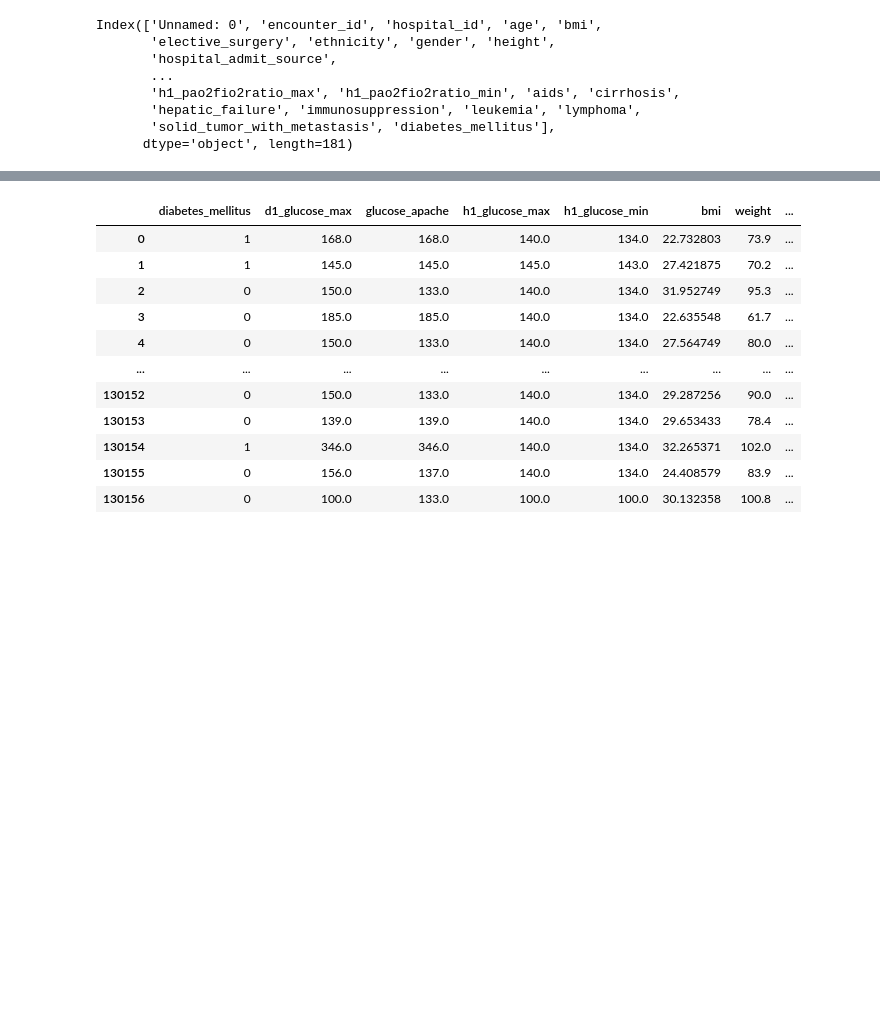
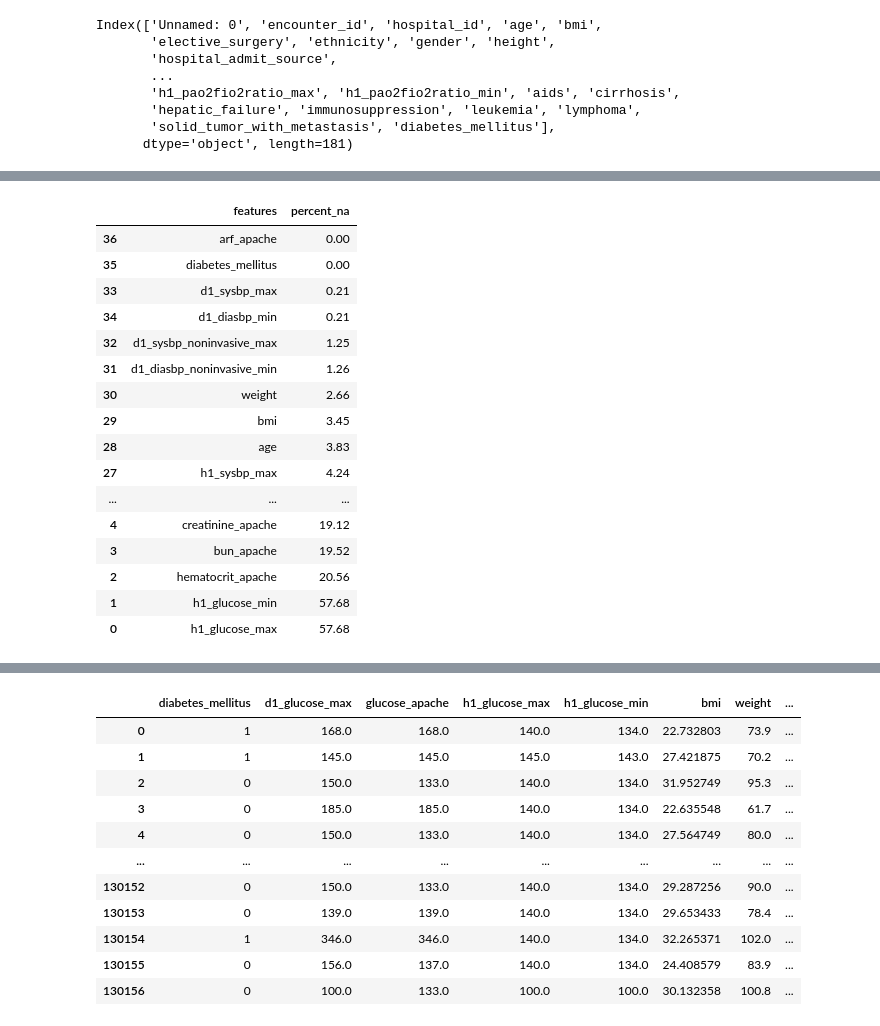
Before and after one commit to lescardone/classification-project, a Jupyter notebook: eda.ipynb, the cells around one changed output, grey strips where cells are left out. Saved outputs shown, nothing was run; the diff lists cells and outputs as text; code cells hidden in the pictures; blank space fills up the shorter version.

```diff
--- a/eda.ipynb
+++ b/eda.ipynb
@@ -64,0 +55,3 @@ Name: diabetes_mellitus, dtype: int64
+# %%
+df_cont = df[continuous_features]
+df_cat = df[categorical_features]
@@ -65,13 +67,3 @@ Name: diabetes_mellitus, dtype: int64
 # %%
-df_cont.drop(['Unnamed: 0','encounter_id'],axis=1,inplace=True)
+cat_dummies.drop(columns=['ethnicity_Native American','gender_nan',
+                          'icu_type_CTICU','icu_stay_type_readmit'],axis=1,inplace=True)
-# %%
-num_na = []
-col_list = []
-for column in df_cont.columns:
-    col_list.append(column)
-    num_na.append(round(df_cont[column].isna().sum()/df_cont.shape[0]*100,2))
-
-zipped = list(zip(col_list,num_na))
-zorted = sorted(zipped,key=lambda x:x[1],reverse=True)
-
-zorted_cols = [col[0] for col in zorted]
@@ -188,0 +182,22 @@ df_17 = df[feat_list]
+# %%
+correlated_features = correlated_features(df_cont)
+# %%
+percent_na_df(df_cont,correlated_features)
+# %% [output]
+|  | features | percent_na |
+| 36 | arf_apache | 0.00 |
+| 35 | diabetes_mellitus | 0.00 |
+| 33 | d1_sysbp_max | 0.21 |
+| 34 | d1_diasbp_min | 0.21 |
+| 32 | d1_sysbp_noninvasive_max | 1.25 |
+| 31 | d1_diasbp_noninvasive_min | 1.26 |
+| 30 | weight | 2.66 |
+| 29 | bmi | 3.45 |
+| 28 | age | 3.83 |
+| 27 | h1_sysbp_max | 4.24 |
+| ... | ... | ... |
+| 4 | creatinine_apache | 19.12 |
+| 3 | bun_apache | 19.52 |
+| 2 | hematocrit_apache | 20.56 |
+| 1 | h1_glucose_min | 57.68 |
+| 0 | h1_glucose_max | 57.68 |
```
Also changed, not shown: parts of 34 cells of this notebook, 3 other files.
